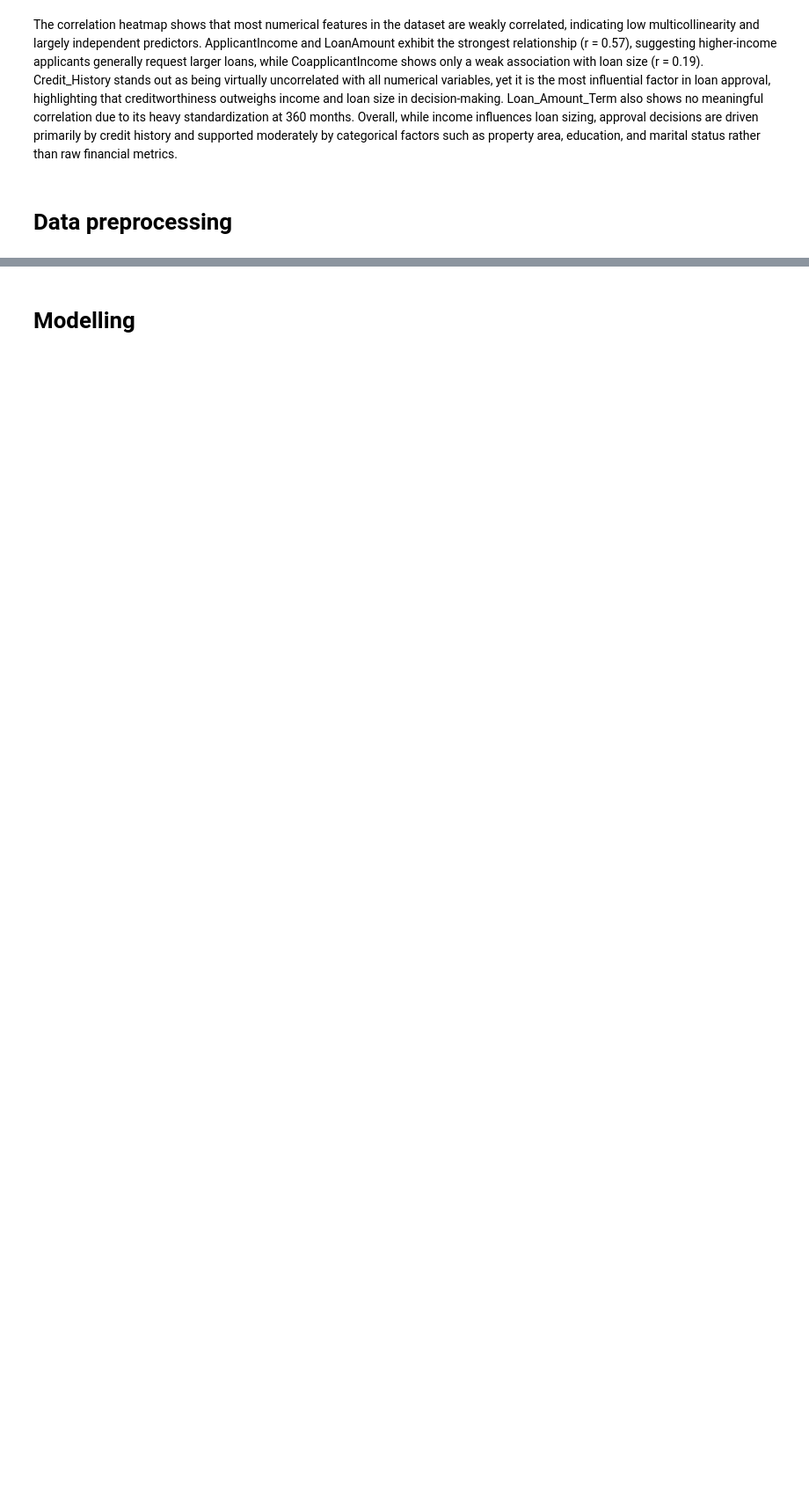
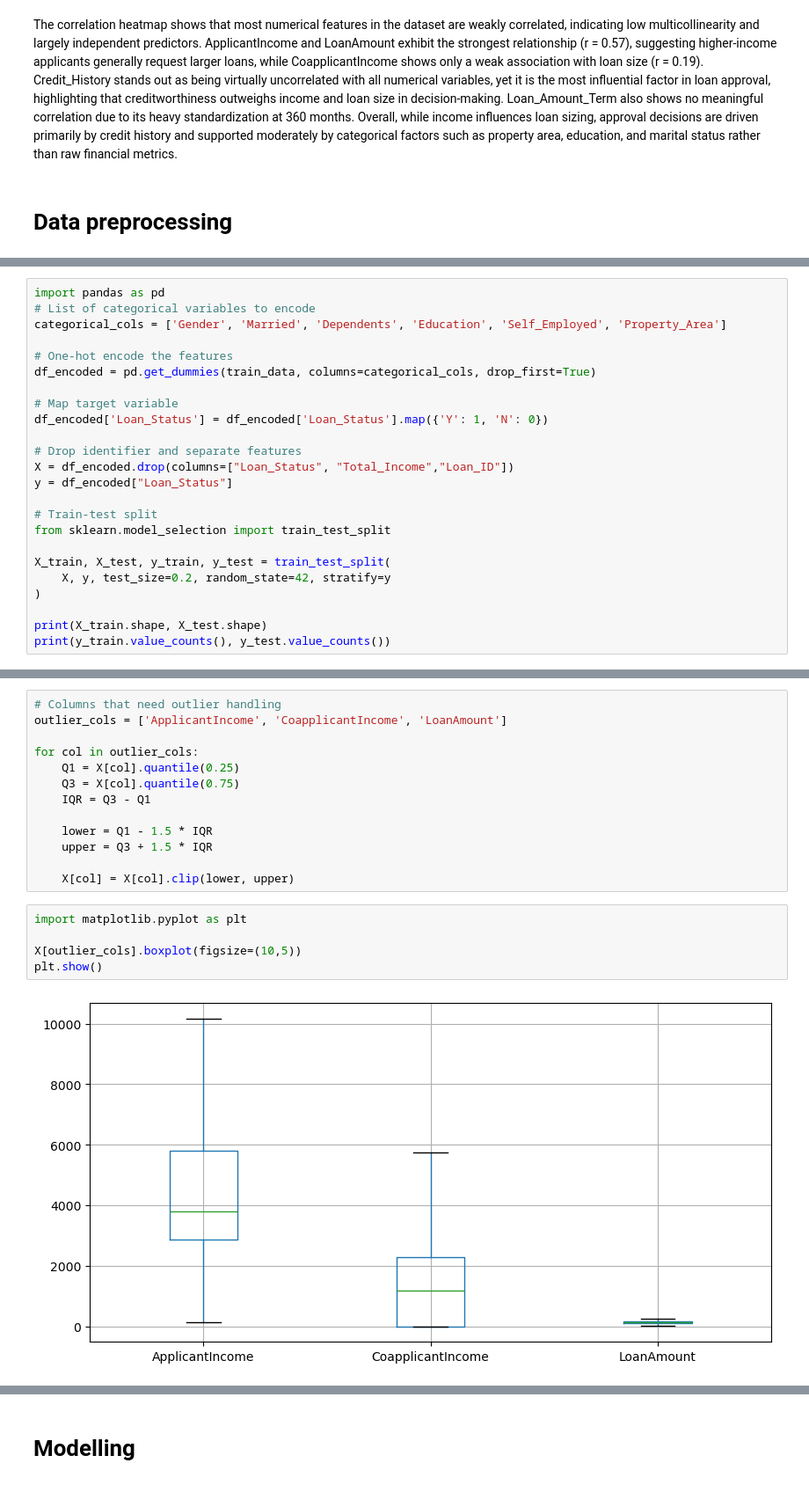
Before and after one commit to Lawrync/LOAN-PREDICTION-HACKATHON, a Jupyter notebook: Loan_prediction.ipynb, the cells around one changed output, grey strips where cells are left out. Shown at 88% size. Drawn from its saved outputs; the diff is of its cells as text; blank space fills up the shorter version.

```diff
--- a/Loan_prediction.ipynb
+++ b/Loan_prediction.ipynb
@@ -743,0 +729,24 @@ y = y.map({'Y': 1, 'N': 0})
+# %%
+import pandas as pd
+# List of categorical variables to encode
+categorical_cols = ['Gender', 'Married', 'Dependents', 'Education', 'Self_Employed', 'Property_Area']
+
+# One-hot encode the features
+df_encoded = pd.get_dummies(train_data, columns=categorical_cols, drop_first=True)
+
+# Map target variable
+df_encoded['Loan_Status'] = df_encoded['Loan_Status'].map({'Y': 1, 'N': 0})
+
+# Drop identifier and separate features
+X = df_encoded.drop(columns=["Loan_Status", "Total_Income","Loan_ID"])
+y = df_encoded["Loan_Status"]
+
+# Train-test split
+from sklearn.model_selection import train_test_split
+
+X_train, X_test, y_train, y_test = train_test_split(
+    X, y, test_size=0.2, random_state=42, stratify=y
+)
+
+print(X_train.shape, X_test.shape)
+print(y_train.value_counts(), y_test.value_counts())
@@ -767,0 +788,20 @@ print(vif_data)
+# %%
+# Columns that need outlier handling
+outlier_cols = ['ApplicantIncome', 'CoapplicantIncome', 'LoanAmount']
+
+for col in outlier_cols:
+    Q1 = X[col].quantile(0.25)
+    Q3 = X[col].quantile(0.75)
+    IQR = Q3 - Q1
+
+    lower = Q1 - 1.5 * IQR
+    upper = Q3 + 1.5 * IQR
+
+    X[col] = X[col].clip(lower, upper)
+# %%
+import matplotlib.pyplot as plt
+
+X[outlier_cols].boxplot(figsize=(10,5))
+plt.show()
+# %% [output]
+[figure, added]
```
Also changed, not shown: parts of 43 cells of this notebook.
